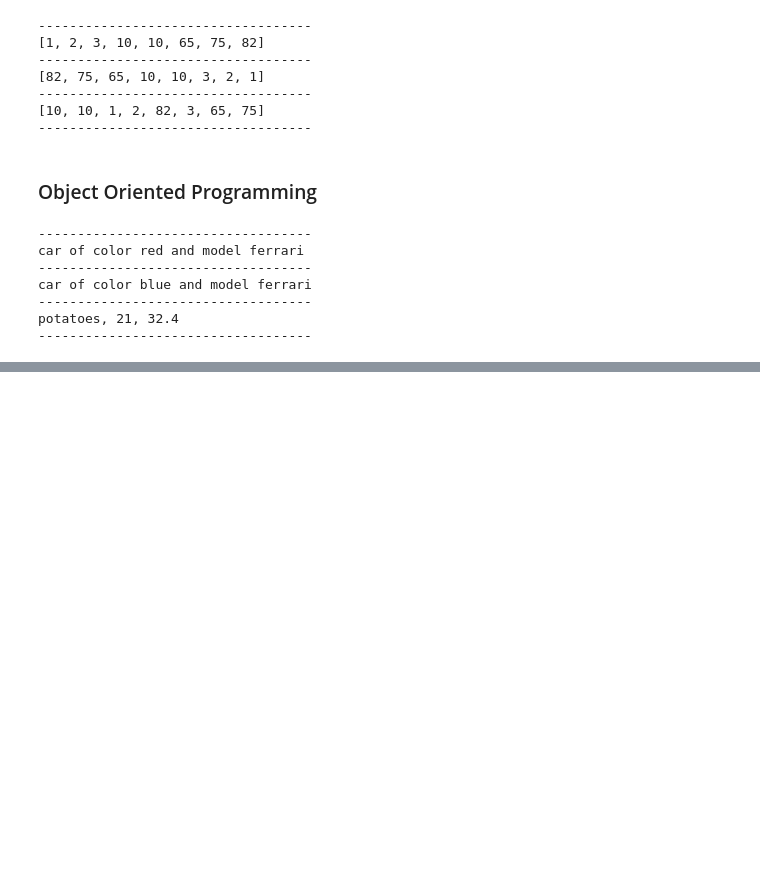
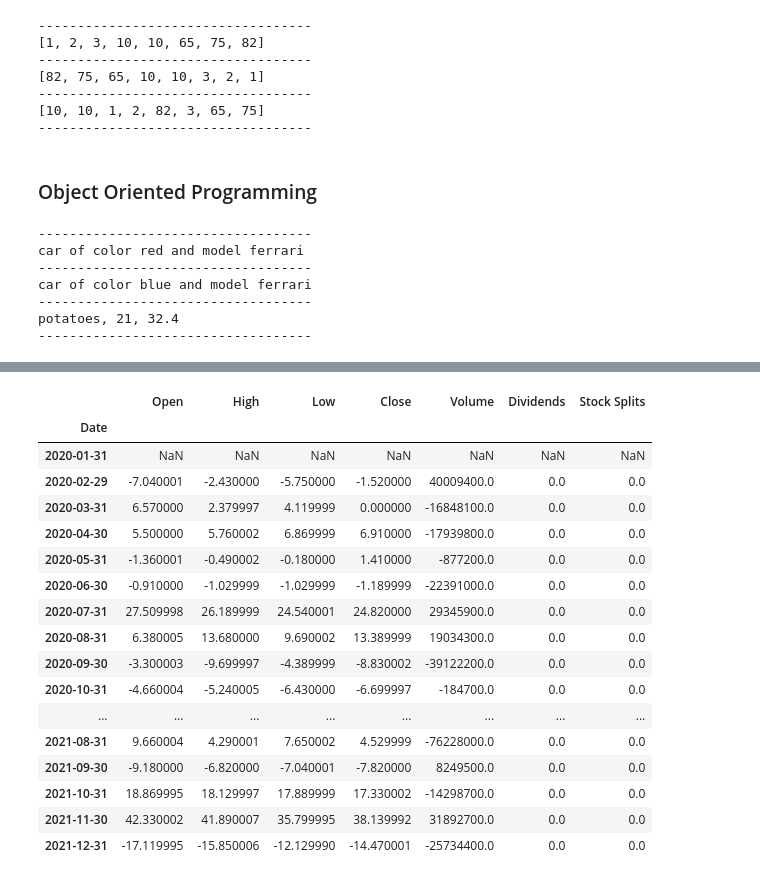
Before and after one commit to YamiYume/Algorithms, a Jupyter notebook: Lab1/ptorresg_lab1.ipynb, the cells around one changed output, grey strips where cells are left out. Drawn from its saved outputs; the diff is of its cells as text; code cells hidden in the pictures; blank space fills up the shorter version.

```diff
--- a/Lab1/ptorresg_lab1.ipynb
+++ b/Lab1/ptorresg_lab1.ipynb
@@ -1295,0 +1684,23 @@ potatoes, 21, 32.4
+# %%
+# we can use diff for get the differenc from consecutive months
+
+amd_by_month_agg.diff()
+# %% [output]
+|  | Open | High | Low | Close | Volume | Dividends | Stock Splits |
+| Date |  |  |  |  |  |  |  |
+| 2020-01-31 | NaN | NaN | NaN | NaN | NaN | NaN | NaN |
+| 2020-02-29 | -7.040001 | -2.430000 | -5.750000 | -1.520000 | 40009400.0 | 0.0 | 0.0 |
+| 2020-03-31 | 6.570000 | 2.379997 | 4.119999 | 0.000000 | -16848100.0 | 0.0 | 0.0 |
+| 2020-04-30 | 5.500000 | 5.760002 | 6.869999 | 6.910000 | -17939800.0 | 0.0 | 0.0 |
+| 2020-05-31 | -1.360001 | -0.490002 | -0.180000 | 1.410000 | -877200.0 | 0.0 | 0.0 |
+| 2020-06-30 | -0.910000 | -1.029999 | -1.029999 | -1.189999 | -22391000.0 | 0.0 | 0.0 |
+| 2020-07-31 | 27.509998 | 26.189999 | 24.540001 | 24.820000 | 29345900.0 | 0.0 | 0.0 |
+| 2020-08-31 | 6.380005 | 13.680000 | 9.690002 | 13.389999 | 19034300.0 | 0.0 | 0.0 |
+| 2020-09-30 | -3.300003 | -9.699997 | -4.389999 | -8.830002 | -39122200.0 | 0.0 | 0.0 |
+| 2020-10-31 | -4.660004 | -5.240005 | -6.430000 | -6.699997 | -184700.0 | 0.0 | 0.0 |
+| ... | ... | ... | ... | ... | ... | ... | ... |
+| 2021-08-31 | 9.660004 | 4.290001 | 7.650002 | 4.529999 | -76228000.0 | 0.0 | 0.0 |
+| 2021-09-30 | -9.180000 | -6.820000 | -7.040001 | -7.820000 | 8249500.0 | 0.0 | 0.0 |
+| 2021-10-31 | 18.869995 | 18.129997 | 17.889999 | 17.330002 | -14298700.0 | 0.0 | 0.0 |
+| 2021-11-30 | 42.330002 | 41.890007 | 35.799995 | 38.139992 | 31892700.0 | 0.0 | 0.0 |
+| 2021-12-31 | -17.119995 | -15.850006 | -12.129990 | -14.470001 | -25734400.0 | 0.0 | 0.0 |
```
Also changed, not shown: parts of 49 cells of this notebook.
